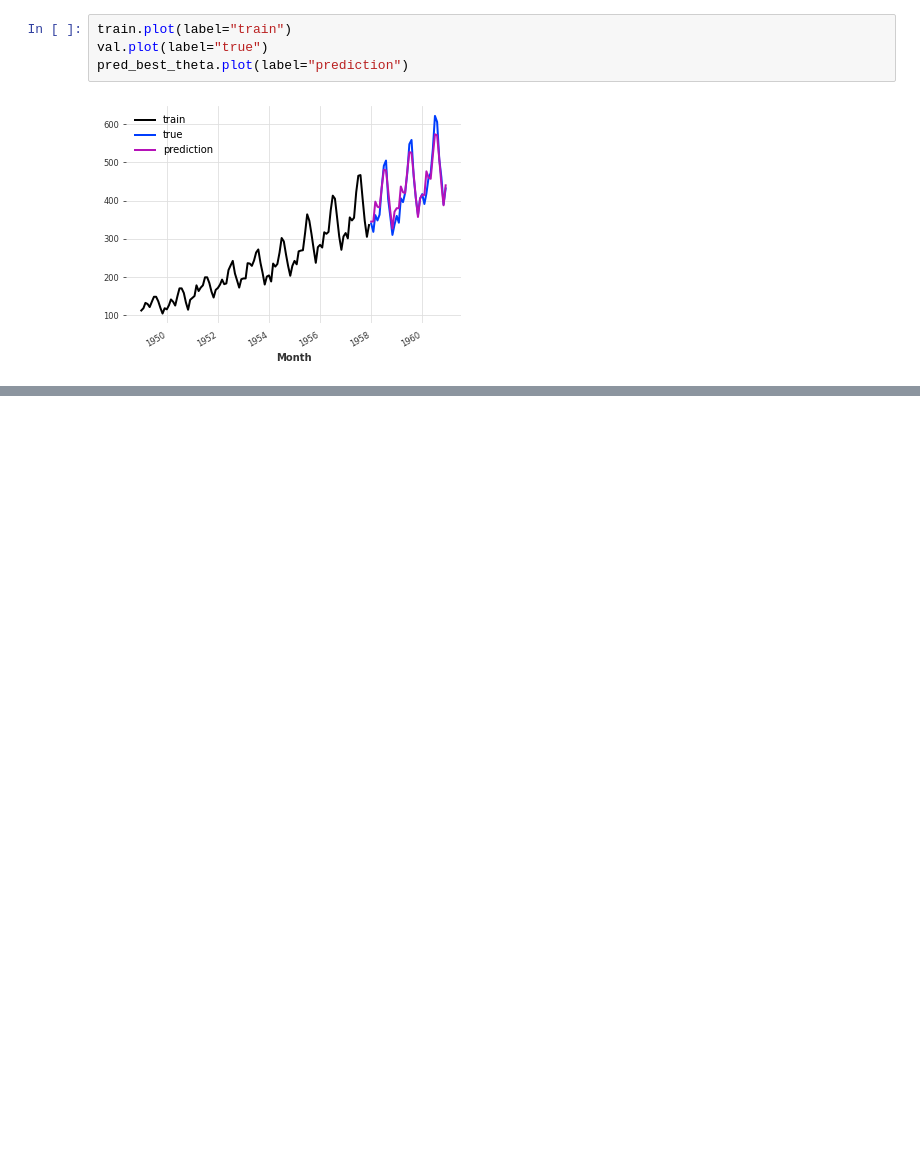
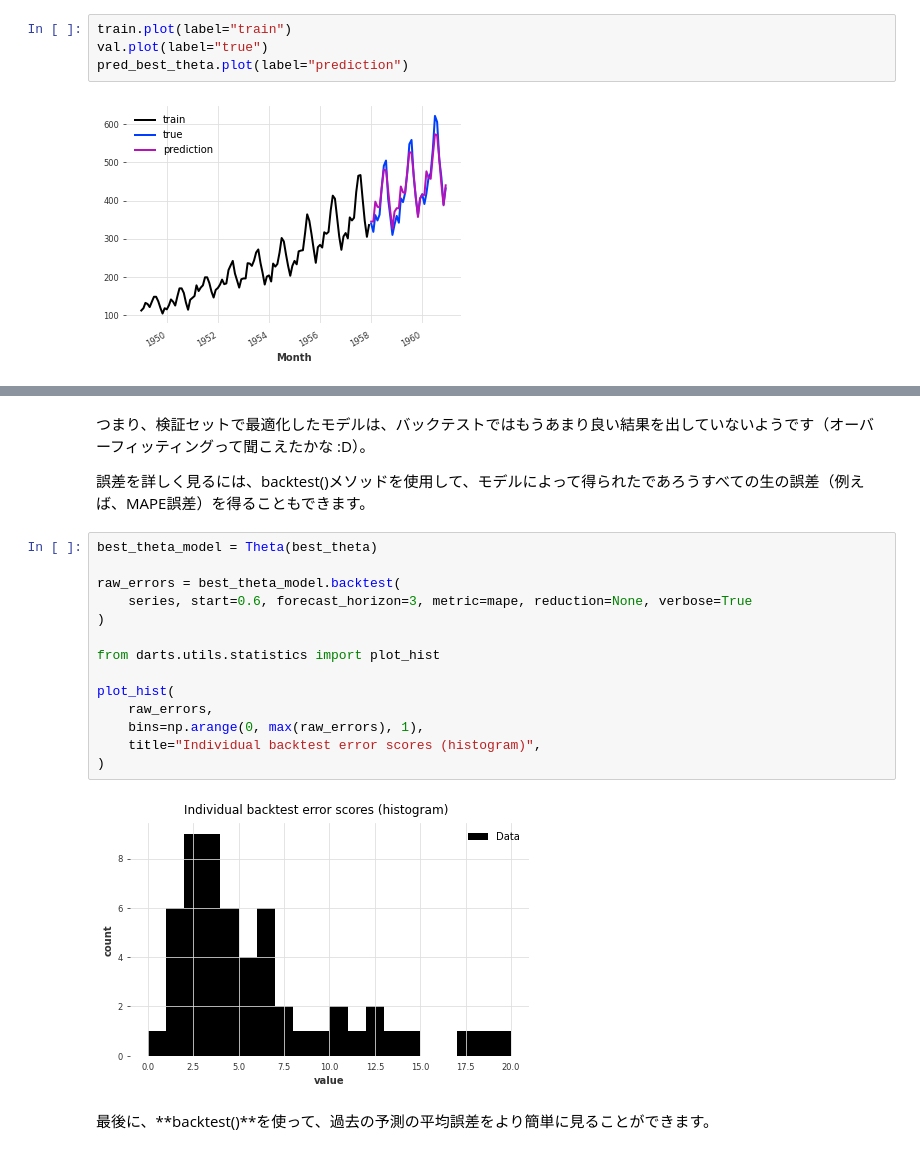
Before and after one commit to webclinic017/-daily-test, a Jupyter notebook: Darts_test.ipynb, the cells around one changed output, grey strips where cells are left out. Cells and saved outputs as stored; diff of their text form; blank space fills up the shorter version.

```diff
--- a/Darts_test.ipynb
+++ b/Darts_test.ipynb
@@ -459,0 +489,22 @@ pred_best_theta.plot(label="prediction")
+# %% [markdown]
+つまり、検証セットで最適化したモデルは、バックテストではもうあまり良い結果を出していないようです（オーバーフィッティングって聞こえたかな :D）。
+
+誤差を詳しく見るには、backtest()メソッドを使用して、モデルによって得られたであろうすべての生の誤差（例えば、MAPE誤差）を得ることもできます。
+# %%
+best_theta_model = Theta(best_theta)
+
+raw_errors = best_theta_model.backtest(
+    series, start=0.6, forecast_horizon=3, metric=mape, reduction=None, verbose=True
+)
+
+from darts.utils.statistics import plot_hist
+
+plot_hist(
+    raw_errors,
+    bins=np.arange(0, max(raw_errors), 1),
+    title="Individual backtest error scores (histogram)",
+)
+# %% [output]
+[figure, added]
+# %% [markdown]
+最後に、**backtest()**を使って、過去の予測の平均誤差をより簡単に見ることができます。
```
Also changed, not shown: parts of 26 cells of this notebook.
